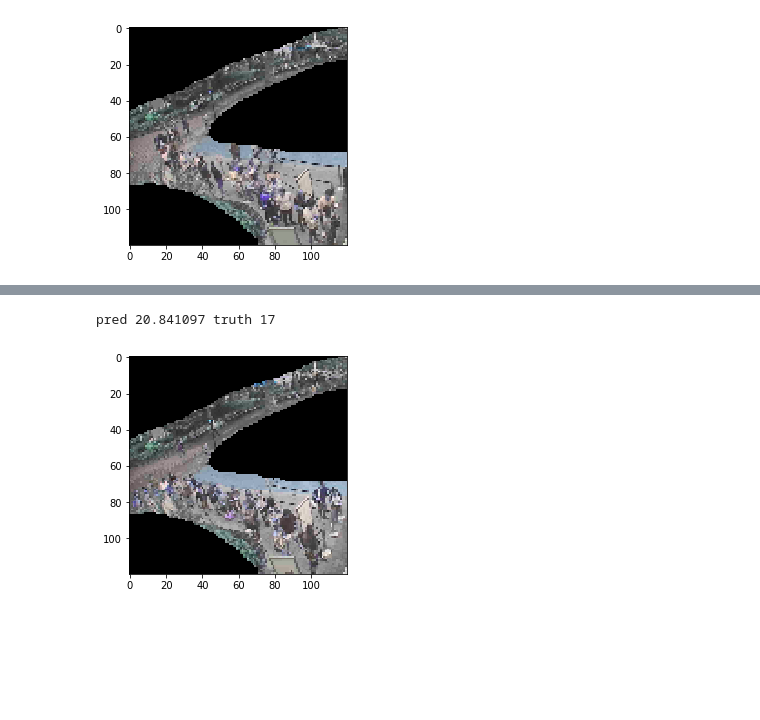
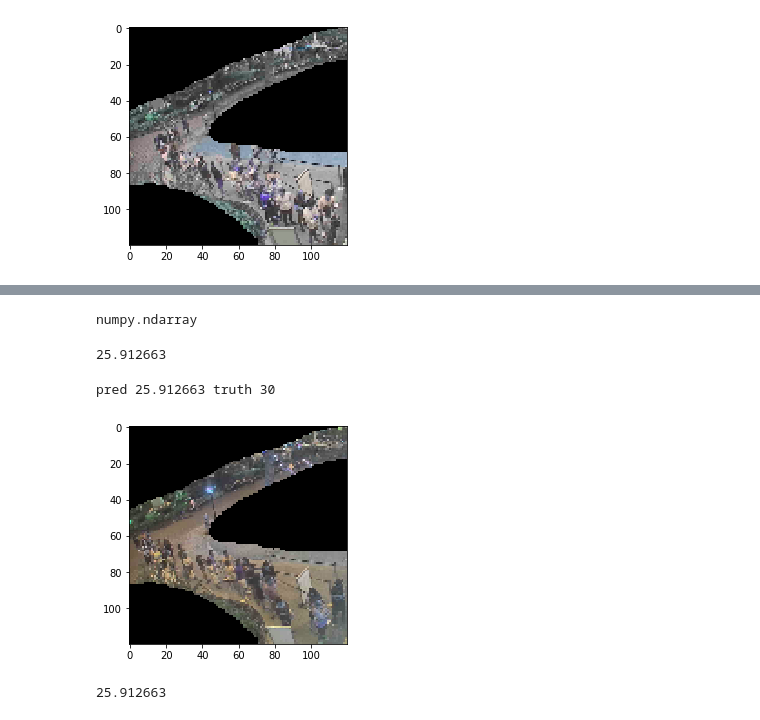
Before and after one commit to philkim72/DeepShack, a Jupyter notebook: train/vgg16.ipynb, the cells around one changed output, grey strips where cells are left out. Saved outputs shown, nothing was run; the diff lists cells and outputs as text; code cells hidden in the pictures; blank space fills up the shorter version.

```diff
--- a/train/vgg16.ipynb
+++ b/train/vgg16.ipynb
@@ -151,0 +131,6 @@ Use tf.cast instead.
+# %%
+model = load_model('vgg16_shackcam.h5')
+# %%
+type(masked_img[i])
+# %% [output]
+numpy.ndarray
@@ -152,11 +143,15 @@ Use tf.cast instead.
+# %%
+pred
+# %% [output]
+25.912663
 # %%
-i = 2
+i = 69
 plt.imshow(masked_img[i])
 
 truth = counts[i]
 pred = model.predict(np.expand_dims(masked_img[i], axis=0))[0][0]
 
 print('pred', pred, 'truth', truth)
 # %% [output]
-pred 20.841097 truth 17
+pred 25.912663 truth 30
-[figure, old version]
+[figure, new version]
@@ -162,0 +165,4 @@ pred 20.841097 truth 17
+# %%
+pred
+# %% [output]
+25.912663
```
Also changed, not shown: parts of 11 cells of this notebook.
